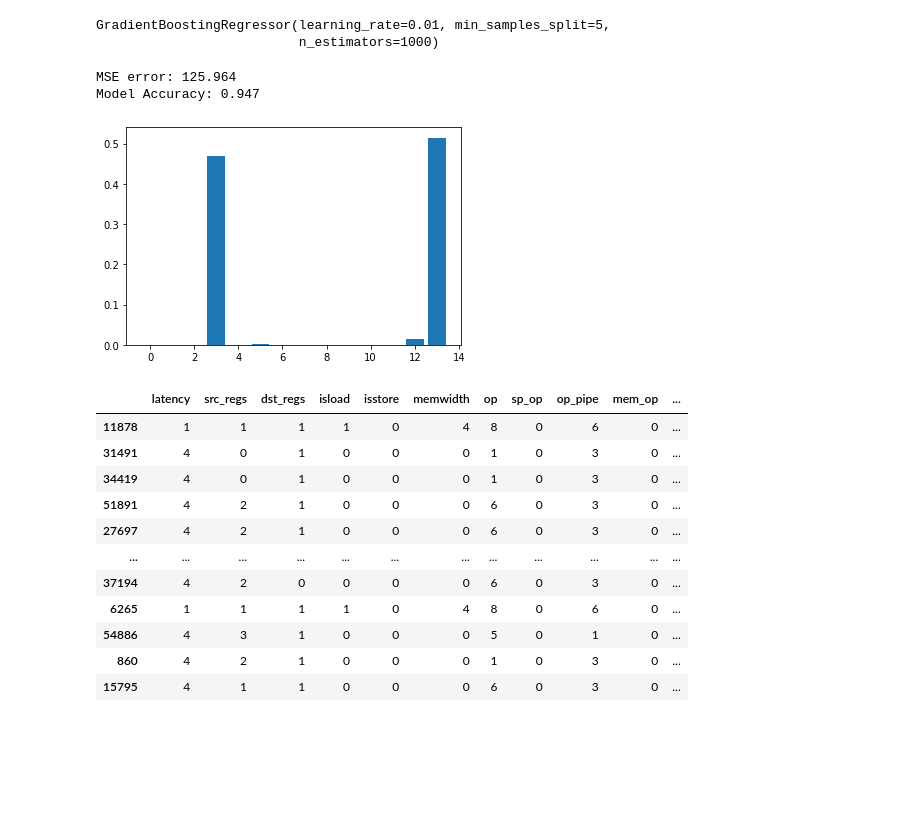
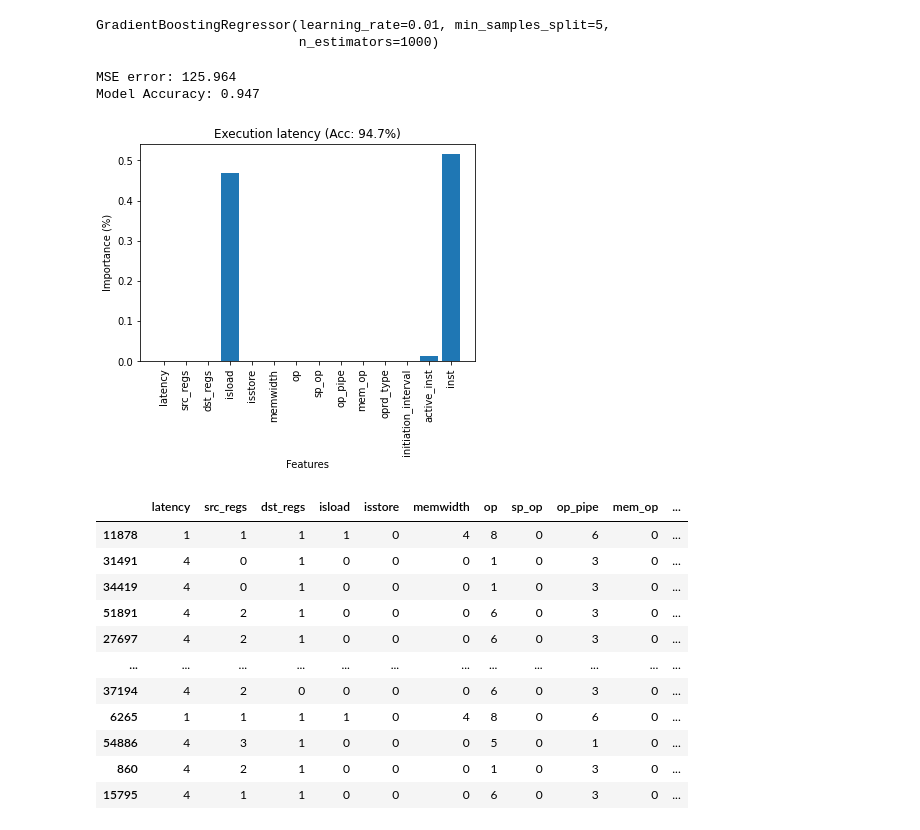
Before and after one commit to concept-inversion/GPUVista, a Jupyter notebook: data_analysis.ipynb, the cells around one changed output. Cells and saved outputs as stored; diff of their text form; code cells hidden in the pictures; blank space fills up the shorter version.

```diff
--- a/data_analysis.ipynb
+++ b/data_analysis.ipynb
@@ -70,16 +76,25 @@ gbr.fit(X_train, y_train)
 GradientBoostingRegressor(learning_rate=0.01, min_samples_split=5,
                           n_estimators=1000)
 # %%
+# Print Coefficient of determination R^2
 mse = mean_squared_error(y_test, gbr.predict(X_test))
 print("MSE error: %.3f "%mse)
 print("Model Accuracy: %.3f" % gbr.score(X_test, y_test))
 feature_importance = gbr.feature_importances_
-pyplot.bar(range(len(gbr.feature_importances_)), gbr.feature_importances_)
-pyplot.show()
 # %% [output]
 MSE error: 125.964
 Model Accuracy: 0.947
-[figure, removed]
+# %%
+pyplot.bar(range(len(gbr.feature_importances_)), gbr.feature_importances_)
+columns= list(X_train)
+pyplot.xlabel('Features')
+pyplot.ylabel('Importance (%)')
+pyplot.title('Execution latency (Acc: 94.7%)')
+pyplot.xticks([0,1,2,3,4,5,6,7,8,9,10,11,12,13],columns)
+pyplot.xticks(rotation=90)
+pyplot.show()
+# %% [output]
+[figure, added]
 # %%
 X_train
 # %% [output]
```
Also changed, not shown: parts of 3 cells of this notebook.
